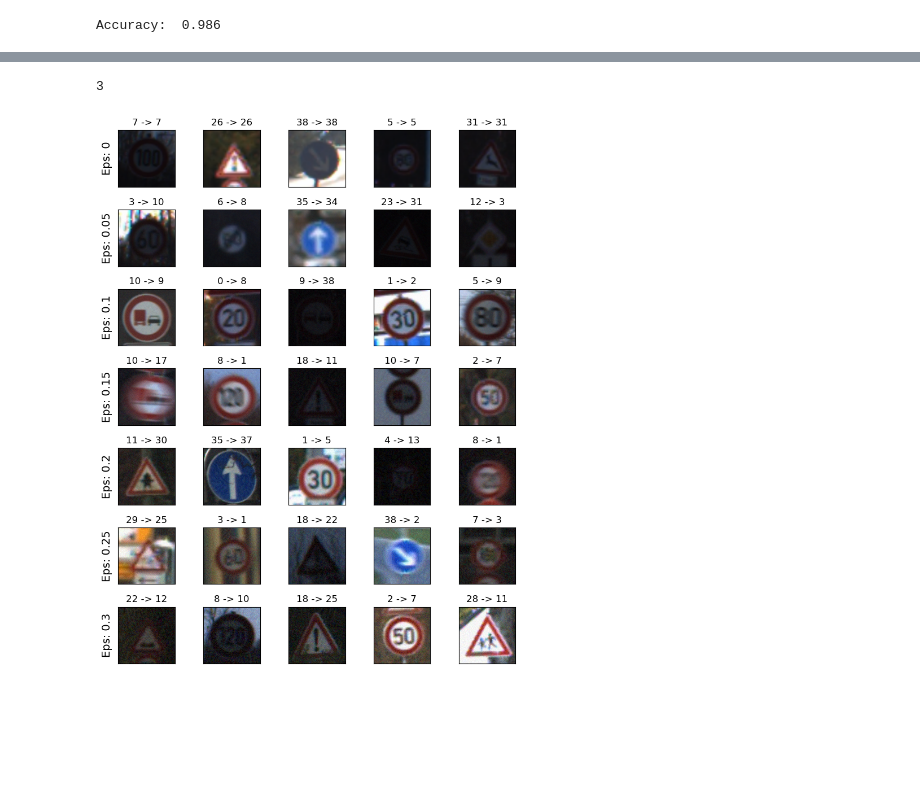
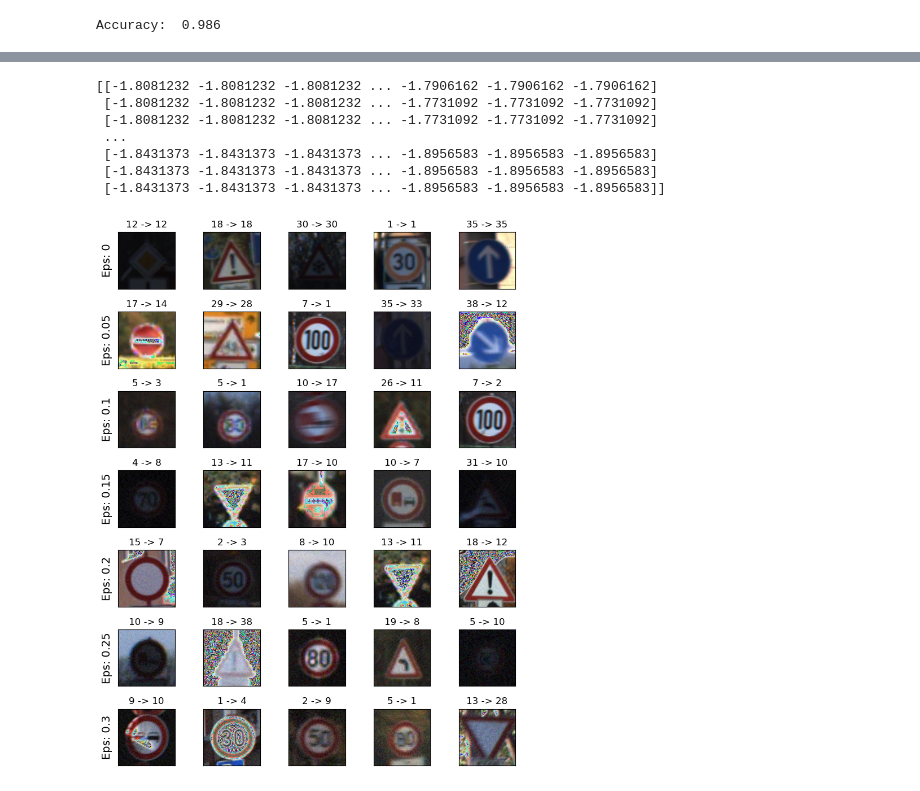
Before and after one commit to Tobstab/Adversarial_System, a Jupyter notebook: final-year-project-v1.ipynb, the cells around one changed output, grey strips where cells are left out. Saved outputs shown, nothing was run; the diff lists cells and outputs as text; code cells hidden in the pictures; blank space fills up the shorter version.

```diff
--- a/final-year-project-v1.ipynb
+++ b/final-year-project-v1.ipynb
@@ -430,27 +431,34 @@ Epsilon: 0.3    Test Accuracy = 11 / 100 = 0.11
 # %%
-print(len(examples[0][0][2]))
+print(examples[0][0][2][1])
 # %% [output]
-3
+[[-1.8081232 -1.8081232 -1.8081232 ... -1.7906162 -1.7906162 -1.7906162]
+ [-1.8081232 -1.8081232 -1.8081232 ... -1.7731092 -1.7731092 -1.7731092]
+ [-1.8081232 -1.8081232 -1.8081232 ... -1.7731092 -1.7731092 -1.7731092]
+ ...
+ [-1.8431373 -1.8431373 -1.8431373 ... -1.8956583 -1.8956583 -1.8956583]
+ [-1.8431373 -1.8431373 -1.8431373 ... -1.8956583 -1.8956583 -1.8956583]
+ [-1.8431373 -1.8431373 -1.8431373 ... -1.8956583 -1.8956583 -1.8956583]]
 # %%
 cnt=0
 plt.figure(figsize=(8,10))
 for i in range(len(epsilons)):
     for j in range(len(examples[i])):
         cnt+=1
         plt.subplot(len(epsilons), len(examples[0]),cnt)
         plt.xticks([], [])
         plt.yticks([], [])
         if j == 0:
             plt.ylabel("Eps: {}".format(epsilons[i]), fontsize=14)
         orig,adv,ex=examples[i][j]
         plt.title('{} -> {}'.format(orig,adv))
         ex = ex.transpose((1, 2, 0))
         mean = np.array([0.485, 0.456, 0.406])
         std = np.array([0.229, 0.224, 0.225])
         ex = std * ex + mean
-        ex = np.clip(ex, 0, 1)
-        plt.imshow(ex)
+        #ex = np.clip(ex, 0, 255)
+
+        plt.imshow((abs(ex) * 255).astype(np.uint8))
 plt.tight_layout()
 plt.show()
 # %% [output]
-[figure, old version]
+[figure, new version]
```
Also changed, not shown: parts of 2 cells of this notebook.
